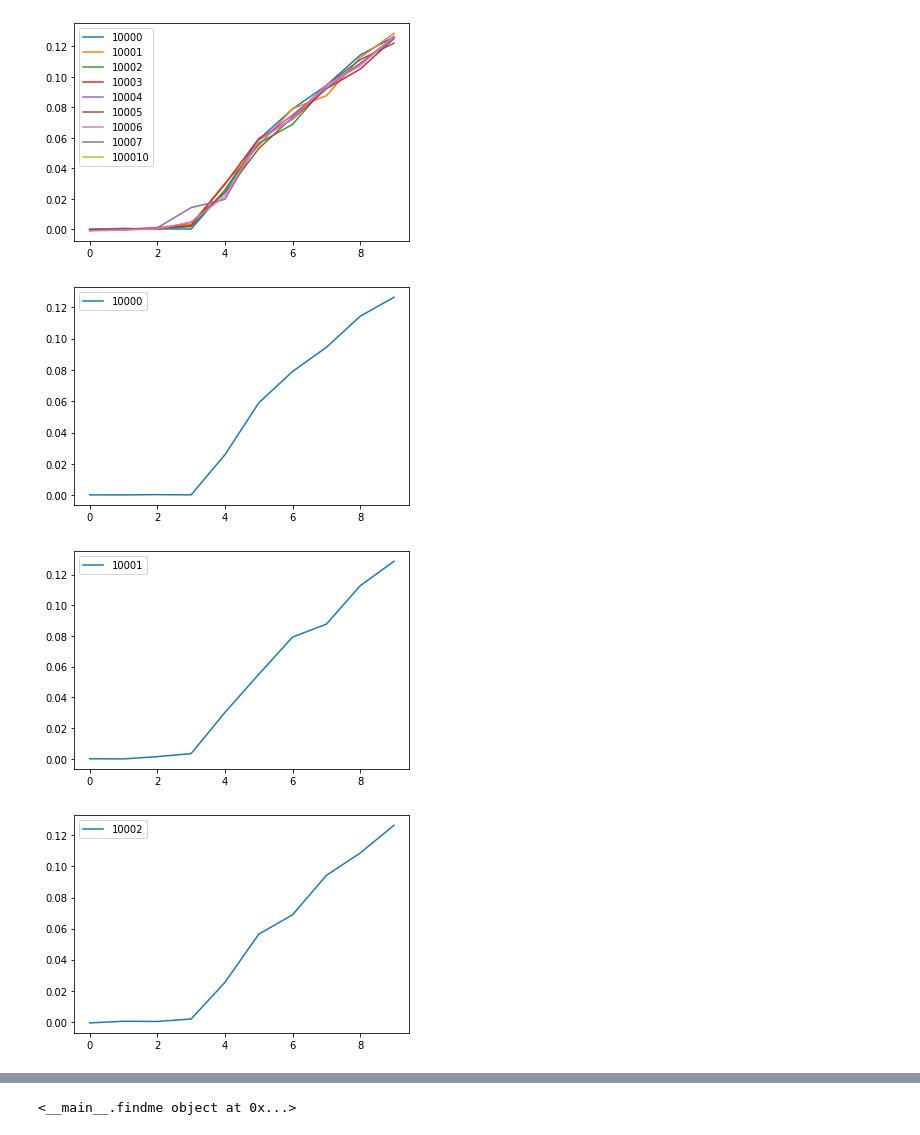
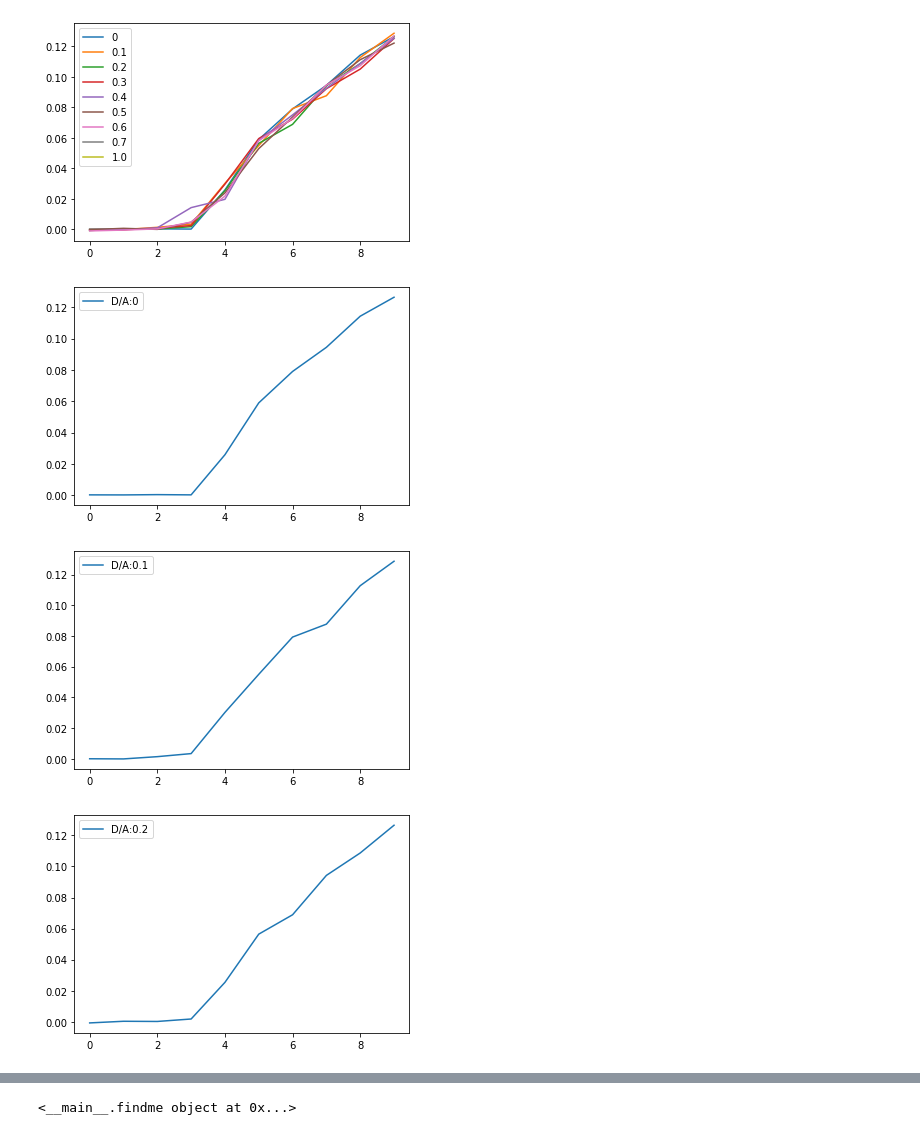
Before and after one commit to LevoSpacewars/Polymer-Tilt, a Jupyter notebook: Untitled.ipynb, the cells around one changed output, grey strips where cells are left out. Drawn from its saved outputs; the diff is of its cells as text; code cells hidden in the pictures.

```diff
--- a/Untitled.ipynb
+++ b/Untitled.ipynb
@@ -5,24 +5,25 @@ import pandas
 # %%
 disorder_data = []
 foldername = ['10000','10001','10002','10003','10004','10005','10006','10007','100010']
+disorder_p = ['0','0.1','0.2','0.3','0.4','0.5','0.6','0.7','1.0']
 for name in foldername:
     disorder_data.append(pandas.read_csv('./compiledRuns/' + name + '/data.txt'))
 # %%
 index = -1
 for data in disorder_data:
     index +=1
     d = np.array(data)
-    plt.plot(d[3][1:],label=foldername[index])
+    plt.plot(d[3][1:],label=disorder_p[index])
 plt.legend()
 index = -1
 for data in disorder_data:
     index +=1
     d = np.array(data)
     figure = plt.figure()
-    plt.plot(d[3][1:],label=foldername[index])
+    plt.plot(d[3][1:],label=f"D/A:{disorder_p[index]}")
     plt.legend()
 # %% [output]
-[figure, old version]
+[figure, new version]
-[figure, old version]
+[figure, new version]
-[figure, old version]
+[figure, new version]
-[figure, old version]
+[figure, new version]
```
Also changed, not shown: parts of 1 cell of this notebook, 2 other files.
